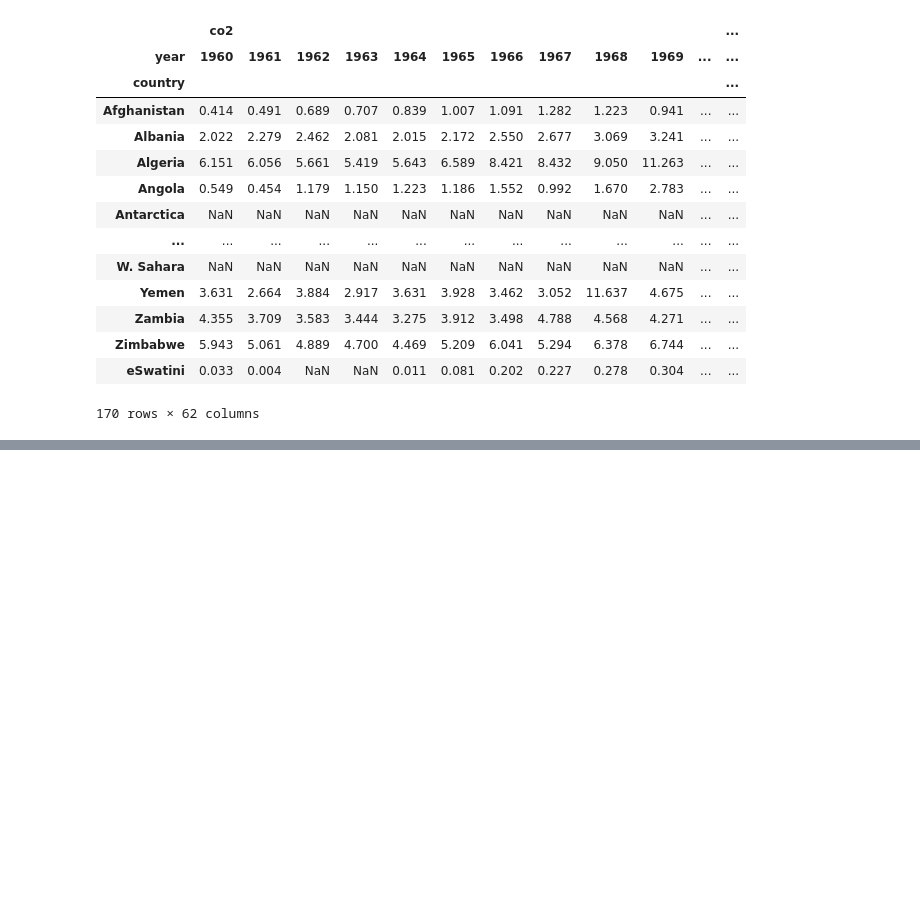
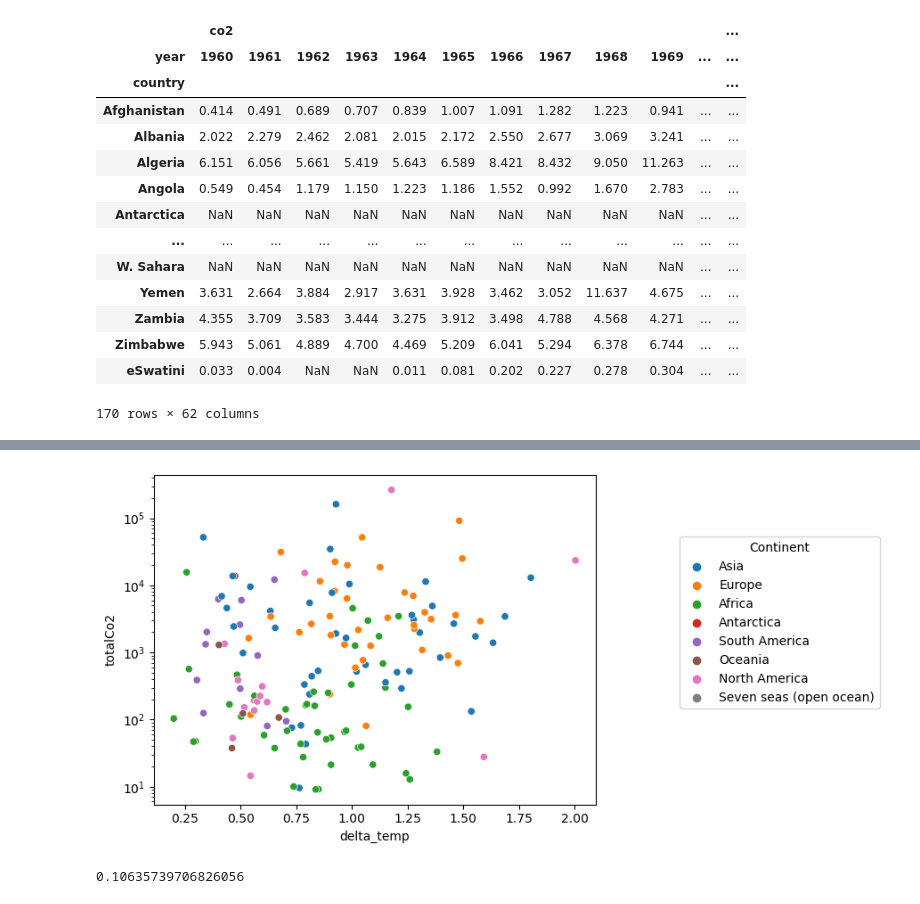
Before and after one commit to ubco-W2022T2-data301/project-group-group42, a Jupyter notebook: analysis/ungraded/cleaning.ipynb, the cells around one changed output, grey strips where cells are left out. Saved outputs shown, nothing was run; the diff lists cells and outputs as text; code cells hidden in the pictures; blank space fills up the shorter version.

```diff
--- a/analysis/ungraded/cleaning.ipynb
+++ b/analysis/ungraded/cleaning.ipynb
@@ -205,0 +209,10 @@ array(['Albania', 'Andorra', 'Austria', 'Belarus', 'Belgium',
+# %%
+scatter = sns.scatterplot(data=world,x="delta_temp",y="totalCo2",hue="continent")
+scatter.legend(bbox_to_anchor=(1.05,1),loc="upper left", borderaxespad=5,title="Continent")
+plt.yscale('log')
+# %% [output]
+[figure, added]
+# %%
+world["delta_temp"].corr(world["totalCo2"])
+# %% [output]
+0.10635739706826056
```
Also changed, not shown: parts of 12 cells of this notebook, 1 other file.
